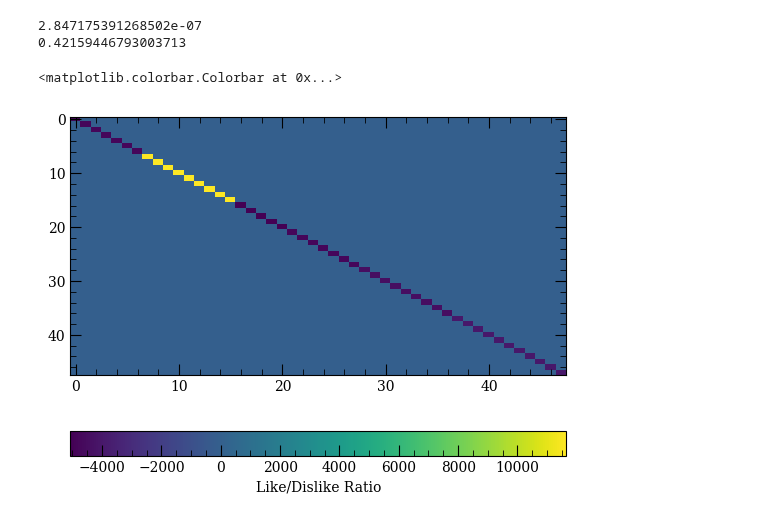
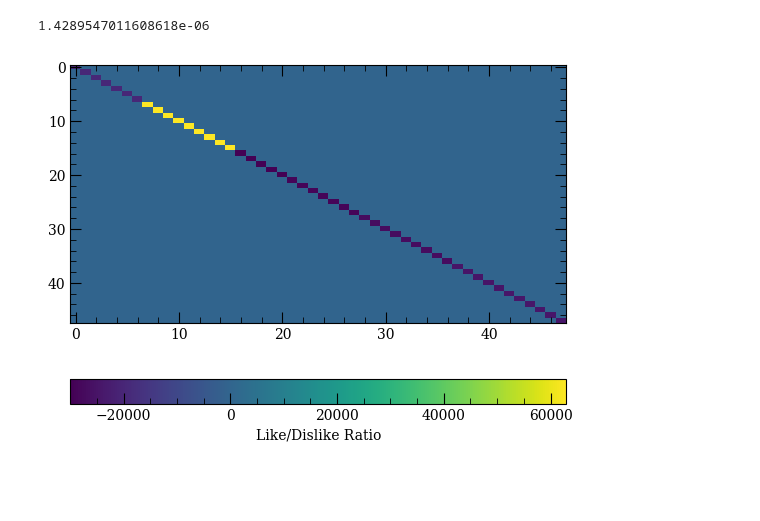
Before and after one commit to maimounabocoum/Mai-Qtip, a Jupyter notebook: PUMPING.ipynb, the cells around one changed output. Cells and saved outputs as stored; diff of their text form; code cells hidden in the pictures; blank space fills up the shorter version.

```diff
--- a/PUMPING.ipynb
+++ b/PUMPING.ipynb
@@ -47,10 +47,7 @@ class alk_atom:
             self.N = len(self.M)
 
             # count how many levels are not in the ground state
-            self.N_notground = 0
-            for loop in range(0,self.N):
-                if [self.L[loop] , self.J[loop] , self.F[loop]]!=[0,0.5,min(self.F)]:
-                    self.N_notground = self.N_notground + 1
+            self.Nground = len([element[0] for element in enumerate(self.L) if element[1] == 0])
 
     def BuildMvector(self):
         self.M = []
@@ -174,7 +171,7 @@ E_D2 = atom.getEnergy(6,1,1.5) - atom.getEnergy(6,0,0.5)
 omega_D2 = 2*np.pi*E_D2/constants.physical_constants['Planck constant in eV/Hz'][0]
 Eup   = atom.getHFSEnergyShift(1.5,3, atom.getHFSCoefficients(6,1,1.5)[0] , atom.getHFSCoefficients(6,1,1.5)[1])
 Edown = atom.getHFSEnergyShift(0.5,3, atom.getHFSCoefficients(6,0,0.5)[0] , atom.getHFSCoefficients(6,0,0.5)[1])
-omega_L = omega_D2 + 2*np.pi*(Eup - Edown) + 2*np.pi*0 #F3->F'3 transtion frequency in Hz
+omega_L = omega_D2 + 2*np.pi*(Eup - Edown) + 2*np.pi*1e9 #F3->F'3 transtion frequency in Hz
 # initial field properties for semi-classical simulation
 Power = 5e-3 ;            # field power in Watt
 S     = (1e-3)*(5e-2)     # insident surface in m^2
@@ -182,7 +179,7 @@ phi   = 0                 # phase of the field
 Delta = (omega_L-omega_D2)/(2*np.pi) # Detuning of the field (rotation frame wl = w0 + 2*pi*Delta , where w0 is D2 line) in Hz
 Pol   = [1,0]             # distribution of polarization state [% of sigma+ , % of sigma-]
 
-Bx = 0e-3       # Magnetic field along x in T
+Bx = 0.2e-3       # Magnetic field along x in T
 # constants
 muB = constants.physical_constants['Bohr magneton'][0] # Bohr magneton SI units
 
@@ -190,13 +187,13 @@ muB = constants.physical_constants['Bohr magneton'][0] # Bohr magneton SI units
 #h = constants.physical_constants['Planck constant in eV/Hz'][0]
 ea0 = constants.physical_constants['atomic unit of electric dipole mom.'][0]
 E0 = np.sqrt((2*Power)/(S*(constants.c)*(constants.epsilon_0))) # field in V/m on atom
-T = constants.h/(ea0*E0) #(2*np.pi)*(constants.hbar)/(0.25*muB*Bx)
-
+# T = 10e-6
+# T = constants.h/(ea0*E0) #(2*np.pi)*(constants.hbar)/(0.25*muB*Bx)
+T = (2*np.pi)*(constants.hbar)/(0.25*muB*Bx)
 print(T)
-print(S*constants.c*constants.epsilon_0*(286578163)**2*constants.hbar**2/(4*ea0**2))
+# print(S*constants.c*constants.epsilon_0*(286578163)**2*constants.hbar**2/(4*ea0**2))
 # %% [output]
-2.847175391268502e-07
-0.42159446793003713
+1.4289547011608618e-06
 # %%
 # Define Hermitian Operators for the simulation
 
@@ -206,7 +203,8 @@ for m in range(0,my_cesium.N,1):
     # Hyper fine shift from center of mass in Hz returned from atom.getHFSEnergyShift
     A = atom.getHFSCoefficients(6,my_cesium.L[m],my_cesium.J[m])[0]
     B = atom.getHFSCoefficients(6,my_cesium.L[m],my_cesium.J[m])[1]
-    gf = atom.getLandegf( my_cesium.L[m] , my_cesium.J[m] , my_cesium.F[m] ) # get Landé coefficient getLandegf(s,j,F)
+    gf = atom.getLandegf( my_cesium.L[m] , my_cesium.J[m] , my_cesium.F[m] )
+    # get Landé coefficient getLandegf(s,j,F)
     omegas = (gf*muB*Bx)/(constants.hbar)
     Hs.data[m,m] = ((-1)**my_cesium.L[m])*T*(2*np.pi*Delta/2) \
                  + T*(2*np.pi)*(atom.getHFSEnergyShift(my_cesium.J[m],my_cesium.F[m], A , B))\
@@ -243,38 +241,42 @@ for m in range(0,my_cesium.N,1):
                         HintSigmaUp_.data[m,j]  = np.conj(HintSigmaUp.data[j,m])
                         HintSigmaDn.data[j,m]   = HsigmaDown
                         HintSigmaDn_.data[m,j]  = np.conj(HintSigmaDn.data[j,m])
 
                     except: # catch the error returned when to dipolar transistion is defined
                         pass
 
 # time varying term for the interaction Hamiltonian
 nu_phaseNoise = 0
 nu_FreqNoise  = 0
 
 def Hint_coeffSigmaUp(t,arg):
     return -(np.sqrt(Pol[0])*E0)*np.exp(-1j*nu_FreqNoise*np.cos(2*np.pi*nu_phaseNoise*T*t)*T*t) # set to 1 for the time being
 def Hint_coeffSigmaUp_(t,arg):
     return np.conj(Hint_coeffSigmaUp(t,arg))# set to 1 for the time being
 def Hint_coeffSigmaDn(t,arg):
     return -(np.sqrt(Pol[1])*E0)*np.exp(-1j*nu_FreqNoise*np.cos(2*np.pi*nu_phaseNoise*T*t)*T*t) # set to 1 for the time being
 def Hint_coeffSigmaDn_(t,arg):
     return np.conj(Hint_coeffSigmaDn(t,arg)) # set to 1 for the time being
 
 # Build time dependent Hamiltonian
 H = [Hs , [HintSigmaUp,  Hint_coeffSigmaUp  ]\
         , [HintSigmaUp_, Hint_coeffSigmaUp_ ]\
         , [HintSigmaDn, Hint_coeffSigmaDn   ]\
         , [HintSigmaDn_, Hint_coeffSigmaDn_ ] ]
+Hint =  [[HintSigmaUp,  Hint_coeffSigmaUp  ]\
+        , [HintSigmaUp_, Hint_coeffSigmaUp_ ]\
+        , [HintSigmaDn, Hint_coeffSigmaDn   ]\
+        , [HintSigmaDn_, Hint_coeffSigmaDn_ ] ]
 # plt.plot(Hs.diag())
 
-O = H[0]
-for i in range(1,len(H)):
-    O = O + H[i][0]
+# O = H[0]
+# for i in range(1,len(H)):
+#     O = O + H[i][0]
 
-plt.imshow(np.real(O.full()),aspect='auto',interpolation='none')
+plt.imshow(np.real(Hs.full()),aspect='auto',interpolation='none')
 plt.colorbar(label="Like/Dislike Ratio", orientation="horizontal")
+plt.show()
 # %% [output]
-<matplotlib.colorbar.Colorbar at 0x...>
-[figure, old version]
+[figure, new version]
 # %%
 # # construction of collapse operators
```
Also changed, not shown: parts of 7 cells of this notebook, 3 other files.
